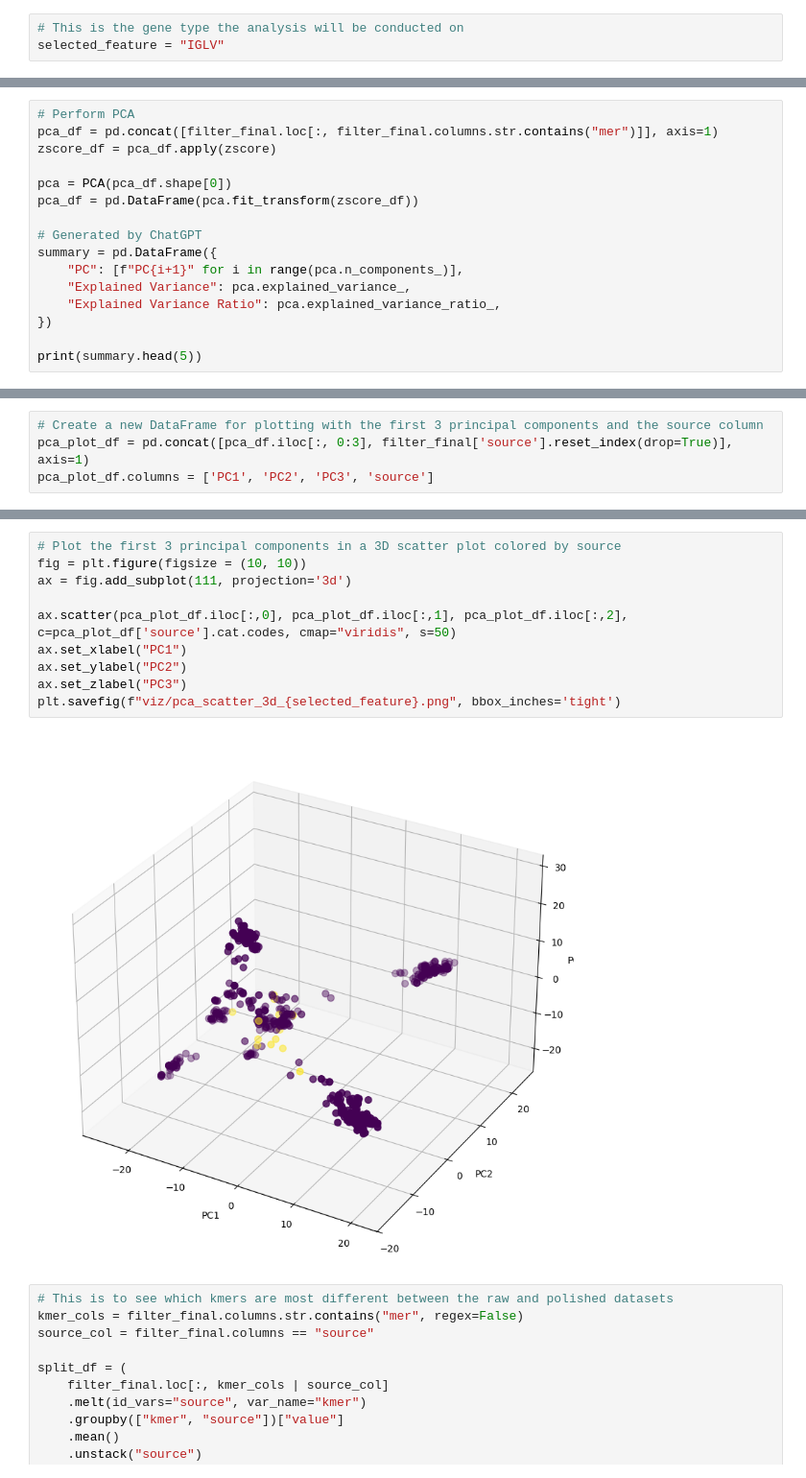
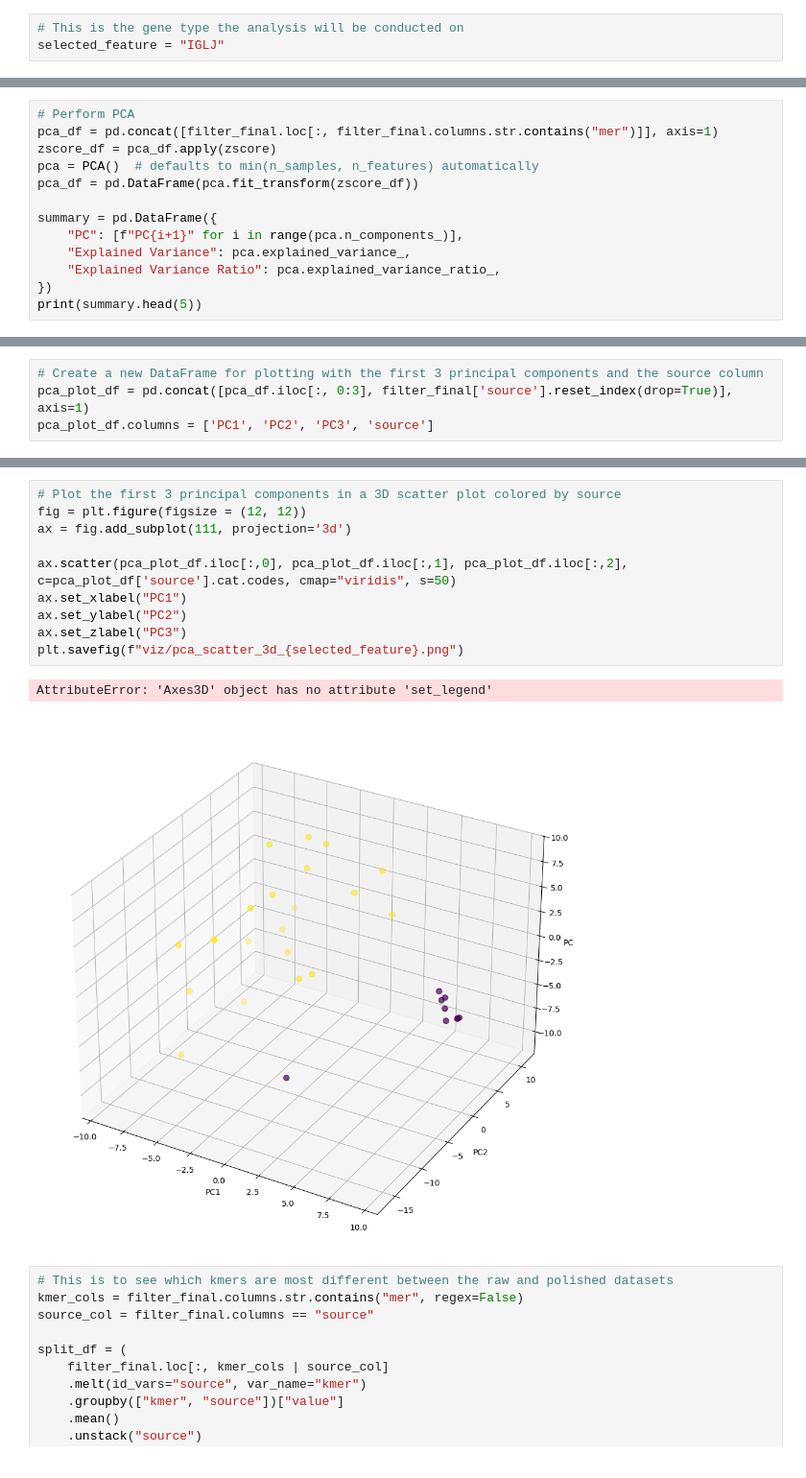
Before and after one commit to JesseGunn/ImmunoglobulinML, a Jupyter notebook: Analysis_polished.ipynb, the cells around one changed output, grey strips where cells are left out. Shown at 96% size. Saved outputs shown, nothing was run; the diff lists cells and outputs as text.

```diff
--- a/Analysis_polished.ipynb
+++ b/Analysis_polished.ipynb
@@ -133,7 +133,7 @@ HERE I WILL EXPLAIN WHY I CHOSE IGLJ
 Although we did some data cleaning in the first step with reading in the files, we are now going to choose a specific gene type to analyze and further reduce our dataset using this feature.
 # %%
 # This is the gene type the analysis will be conducted on
-selected_feature = "IGLV"
+selected_feature = "IGLJ"
 # %%
 %%time
 filter_full = full_df[full_df['gene_type'] == selected_feature].copy()
@@ -257,17 +257,14 @@ We can see that we have a fairly unevenly distributed target variable here. This
 # Perform PCA
 pca_df = pd.concat([filter_final.loc[:, filter_final.columns.str.contains("mer")]], axis=1)
 zscore_df = pca_df.apply(zscore)
-
-pca = PCA(pca_df.shape[0])
+pca = PCA()  # defaults to min(n_samples, n_features) automatically
 pca_df = pd.DataFrame(pca.fit_transform(zscore_df))
 
-# Generated by ChatGPT
 summary = pd.DataFrame({
     "PC": [f"PC{i+1}" for i in range(pca.n_components_)],
     "Explained Variance": pca.explained_variance_,
     "Explained Variance Ratio": pca.explained_variance_ratio_,
 })
-
 print(summary.head(5))
 # %% [output]
     PC  Explained Variance  Explained Variance Ratio
@@ -304,15 +302,16 @@ plt.savefig(f"viz/pca_scatter_facet_{selected_feature}.png", bbox_inches='tight'
 # %%
 # Plot the first 3 principal components in a 3D scatter plot colored by source
-fig = plt.figure(figsize = (10, 10))
+fig = plt.figure(figsize = (12, 12))
 ax = fig.add_subplot(111, projection='3d')
 
 ax.scatter(pca_plot_df.iloc[:,0], pca_plot_df.iloc[:,1], pca_plot_df.iloc[:,2], c=pca_plot_df['source'].cat.codes, cmap="viridis", s=50)
 ax.set_xlabel("PC1")
 ax.set_ylabel("PC2")
 ax.set_zlabel("PC3")
-plt.savefig(f"viz/pca_scatter_3d_{selected_feature}.png", bbox_inches='tight')
+plt.savefig(f"viz/pca_scatter_3d_{selected_feature}.png")
 # %% [output]
+AttributeError: 'Axes3D' object has no attribute 'set_legend'
-[figure, old version]
+[figure, new version]
 # %%
 # This is to see which kmers are most different between the raw and polished datasets
 kmer_cols = filter_final.columns.str.contains("mer", regex=False)
```
Also changed, not shown: parts of 25 cells of this notebook, 5 other files.
